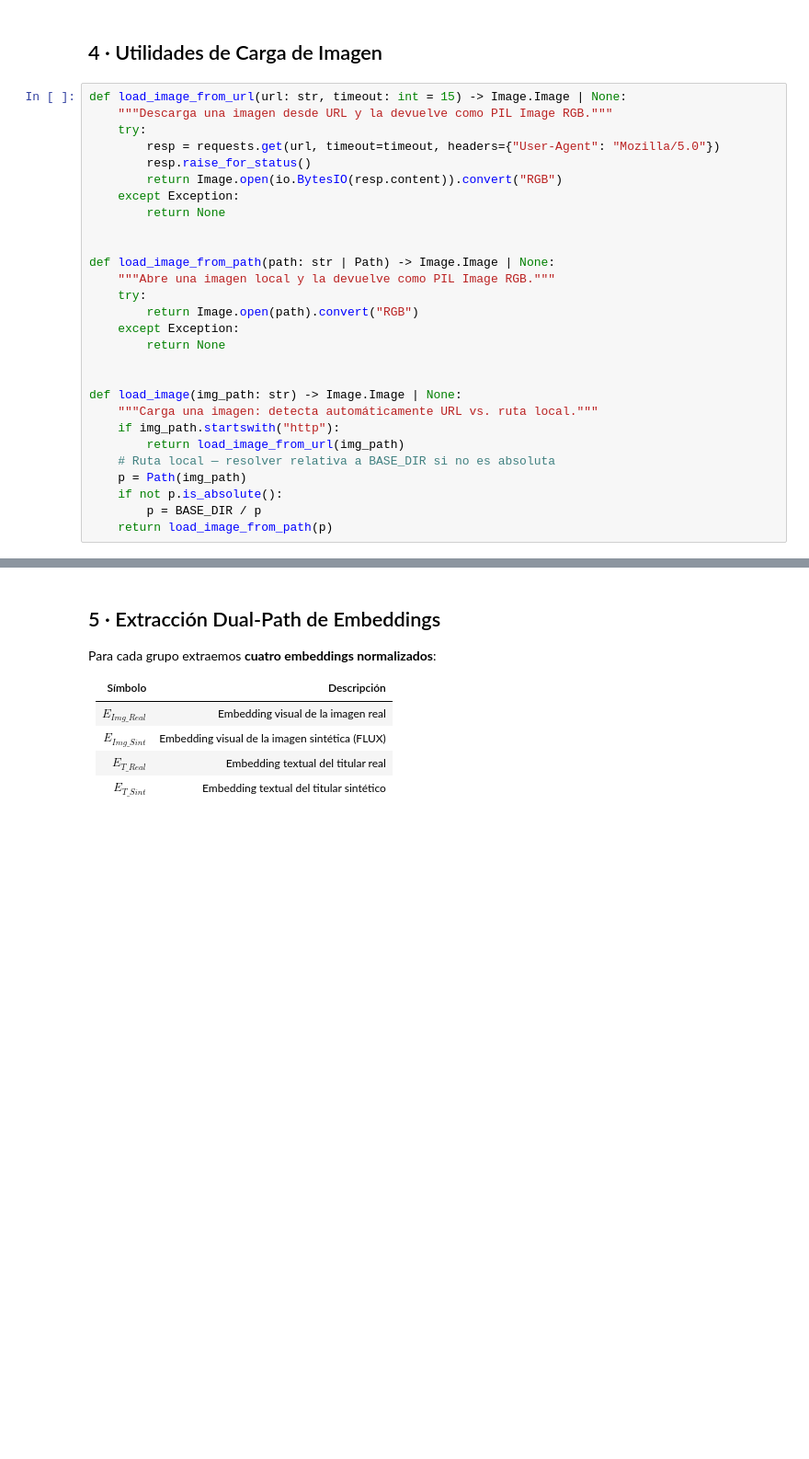
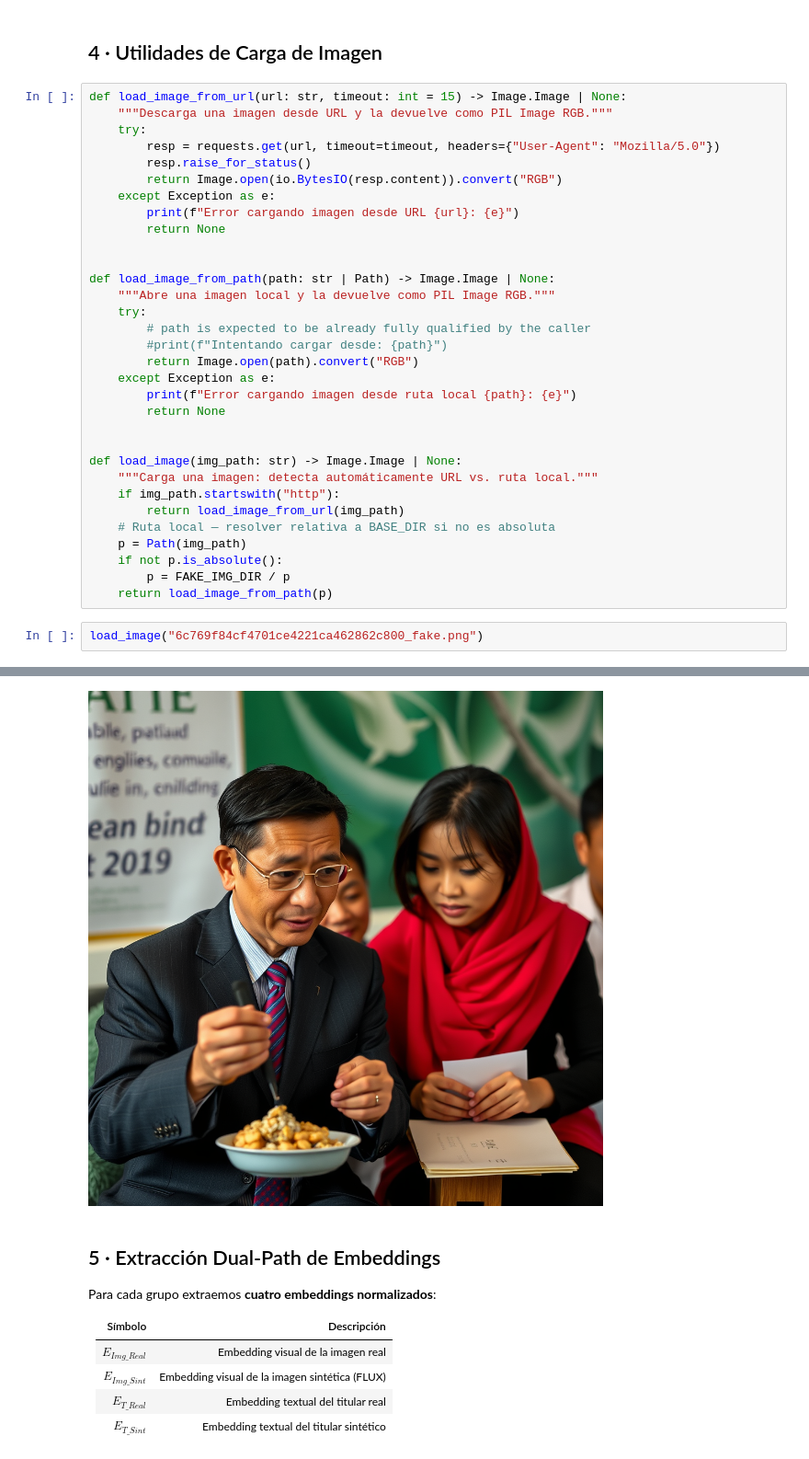
Before and after one commit to JavierPrior845/tfg-ai-text-detection, a Jupyter notebook: models/clip/CLIP_Semantic_Alignment.ipynb, the cells around one changed output, grey strips where cells are left out. Shown at 92% size. Drawn from its saved outputs; the diff is of its cells as text; blank space fills up the shorter version.

```diff
--- a/models/clip/CLIP_Semantic_Alignment.ipynb
+++ b/models/clip/CLIP_Semantic_Alignment.ipynb
@@ -109,15 +139,19 @@ def load_image_from_url(url: str, timeout: int = 15) -> Image.Image | None:
         resp = requests.get(url, timeout=timeout, headers={"User-Agent": "Mozilla/5.0"})
         resp.raise_for_status()
         return Image.open(io.BytesIO(resp.content)).convert("RGB")
-    except Exception:
+    except Exception as e:
+        print(f"Error cargando imagen desde URL {url}: {e}")
         return None
 
 
 def load_image_from_path(path: str | Path) -> Image.Image | None:
     """Abre una imagen local y la devuelve como PIL Image RGB."""
     try:
+        # path is expected to be already fully qualified by the caller
+        #print(f"Intentando cargar desde: {path}")
         return Image.open(path).convert("RGB")
-    except Exception:
+    except Exception as e:
+        print(f"Error cargando imagen desde ruta local {path}: {e}")
         return None
 
 
@@ -128,5 +162,8 @@ def load_image(img_path: str) -> Image.Image | None:
     # Ruta local — resolver relativa a BASE_DIR si no es absoluta
     p = Path(img_path)
     if not p.is_absolute():
-        p = BASE_DIR / p
+        p = FAKE_IMG_DIR / p
     return load_image_from_path(p)
+# %%
+load_image("6c769f84cf4701ce4221ca462862c800_fake.png")
+# %% [output]
@@ -133,3 +171,4 @@ def load_image(img_path: str) -> Image.Image | None:
+[figure, added]
 # %% [markdown]
 ## 5 · Extracción Dual-Path de Embeddings
 
```
Also changed, not shown: parts of 18 cells of this notebook.
